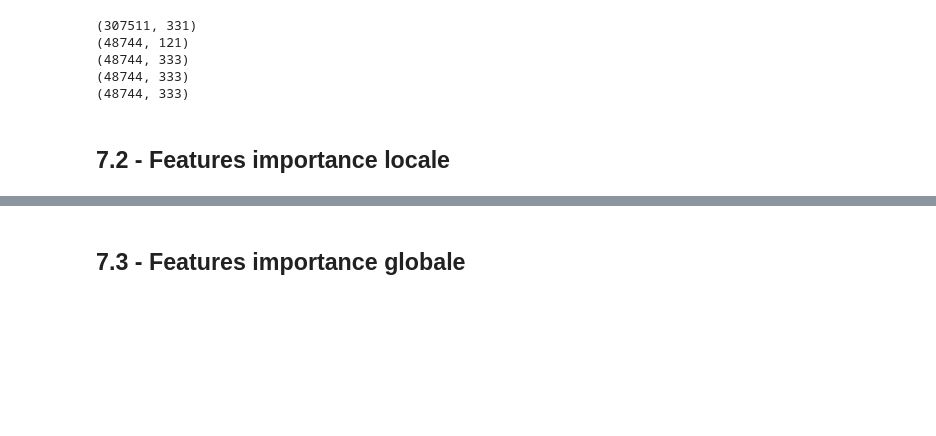
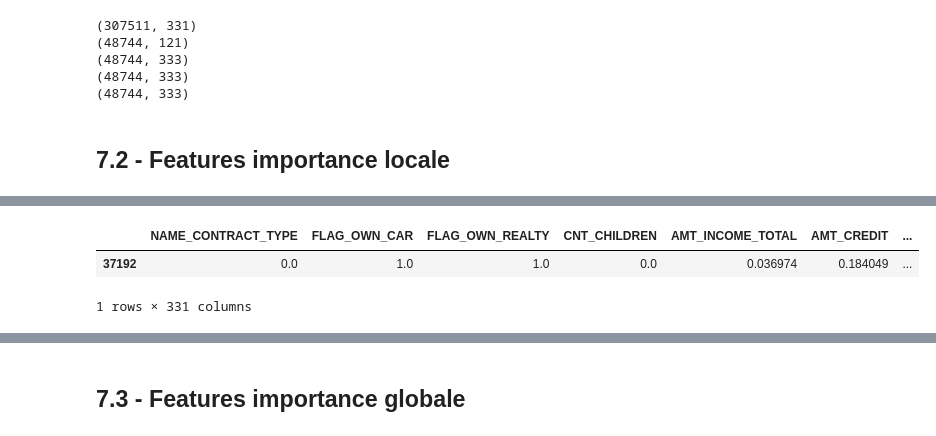
Before and after one commit to GaryMauger/P7_implementer_modele_scoring, a Jupyter notebook: Projet_7_2.ipynb, the cells around one changed output, grey strips where cells are left out. Cells and saved outputs as stored; diff of their text form; code cells hidden in the pictures; blank space fills up the shorter version.

```diff
--- a/Projet_7_2.ipynb
+++ b/Projet_7_2.ipynb
@@ -156,6 +156,7 @@ Le code `mlflow.set_tracking_uri("http://localhost:5000")` sert à configurer l'
 # Spécifions les différents chemins possibles
 directories = [
     "C:\\Users\\mauge\\Documents\\github\\P7_implementer_modele_scoring",
+    "C:/Users/mauge/Documents/github/P7_implementer_modele_scoring/Projet+Mise+en+prod+-+home-credit-default-risk/",
     "/Users/Gary/Documents/GitHub/FormationData/DataScientist_P7/Projet+Mise+en+prod+-+home-credit-default-risk",
     "/Users/Gary/Documents/GitHub/P7_implementer_modele_scoring",
     "C:\\Users\\mauge\\OneDrive\\Bureau\\Projet+Mise+en+prod+-+home-credit-default-risk"
@@ -2237,0 +2428,7 @@ HTML(f'<img src="{prediction_result["shap_chart"]}"/>')
+# %%
+selected_client = clients_data_scaled.loc[clients_data_scaled['SK_ID_CURR'] == client_id]
+selected_client[feats]
+# %% [output]
+|  | NAME_CONTRACT_TYPE | FLAG_OWN_CAR | FLAG_OWN_REALTY | CNT_CHILDREN | AMT_INCOME_TOTAL | AMT_CREDIT | ... |
+| 37192 | 0.0 | 1.0 | 1.0 | 0.0 | 0.036974 | 0.184049 | ... |
+1 rows × 331 columns
```
Also changed, not shown: parts of 102 cells of this notebook, 6 other files.
